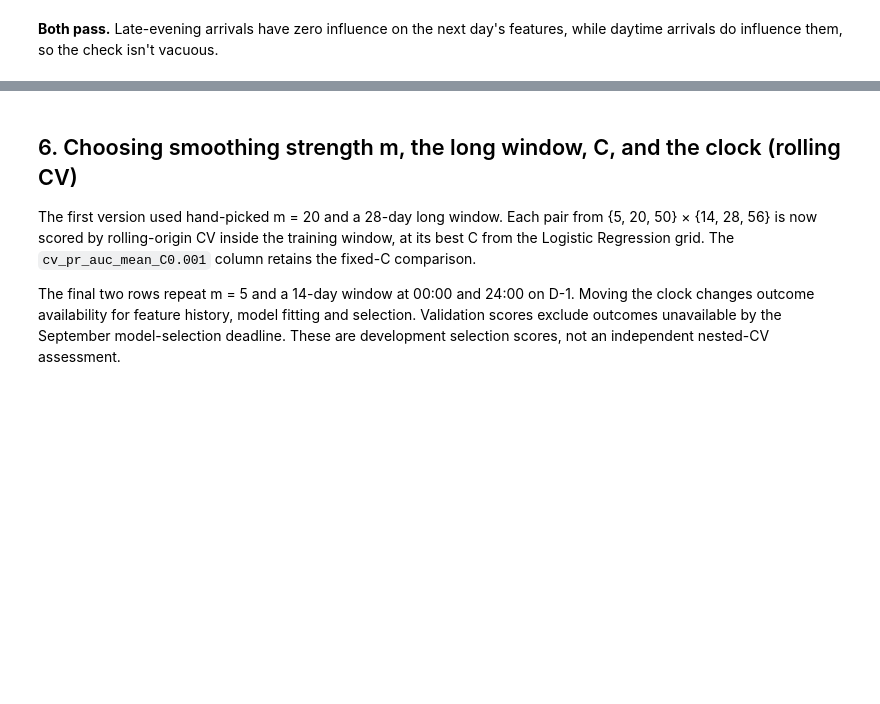
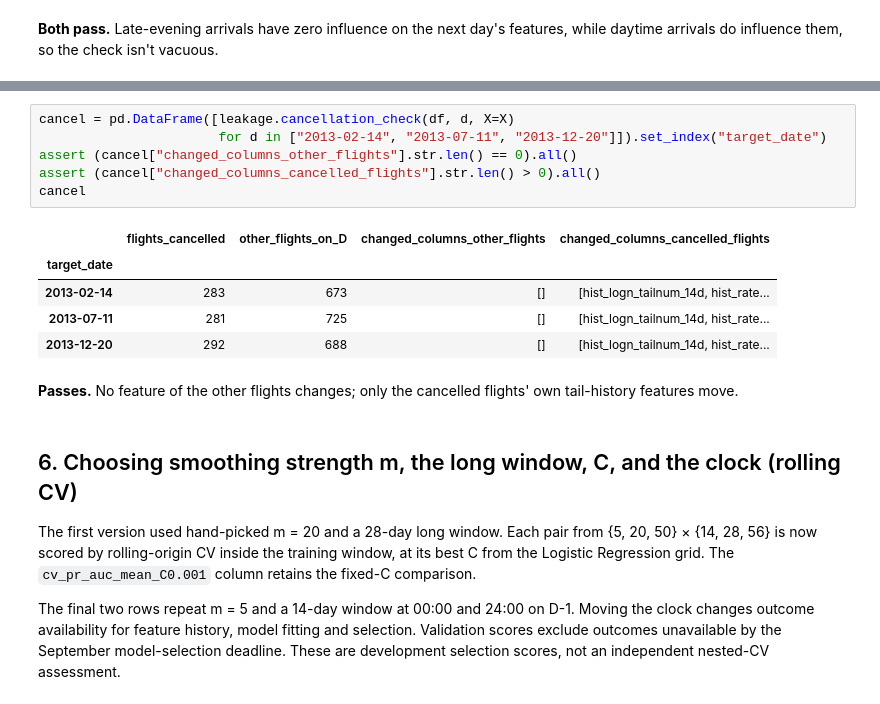
Before and after one commit to nipun1803/AeroCast-AI, a Jupyter notebook: notebooks/02_feature_engineering.ipynb, the cells around one changed output, grey strips where cells are left out. Cells and saved outputs as stored; diff of their text form; blank space fills up the shorter version.

```diff
--- a/notebooks/02_feature_engineering.ipynb
+++ b/notebooks/02_feature_engineering.ipynb
@@ -199,3 +205,17 @@ clock
+# %%
+cancel = pd.DataFrame([leakage.cancellation_check(df, d, X=X)
+                       for d in ["2013-02-14", "2013-07-11", "2013-12-20"]]).set_index("target_date")
+assert (cancel["changed_columns_other_flights"].str.len() == 0).all()
+assert (cancel["changed_columns_cancelled_flights"].str.len() > 0).all()
+cancel
+# %% [output]
+|  | flights_cancelled | other_flights_on_D | changed_columns_other_flights | changed_columns_cancelled_flights |
+| target_date |  |  |  |  |
+| 2013-02-14 | 283 | 673 | [] | [hist_logn_tailnum_14d, hist_rate... |
+| 2013-07-11 | 281 | 725 | [] | [hist_logn_tailnum_14d, hist_rate... |
+| 2013-12-20 | 292 | 688 | [] | [hist_logn_tailnum_14d, hist_rate... |
+# %% [markdown]
+**Passes.** No feature of the other flights changes; only the cancelled flights' own tail-history features move.
 # %% [markdown]
 ## 6. Choosing smoothing strength m, the long window, C, and the clock (rolling CV)
 
```
Also changed, not shown: parts of 12 cells of this notebook, 12 other files.
